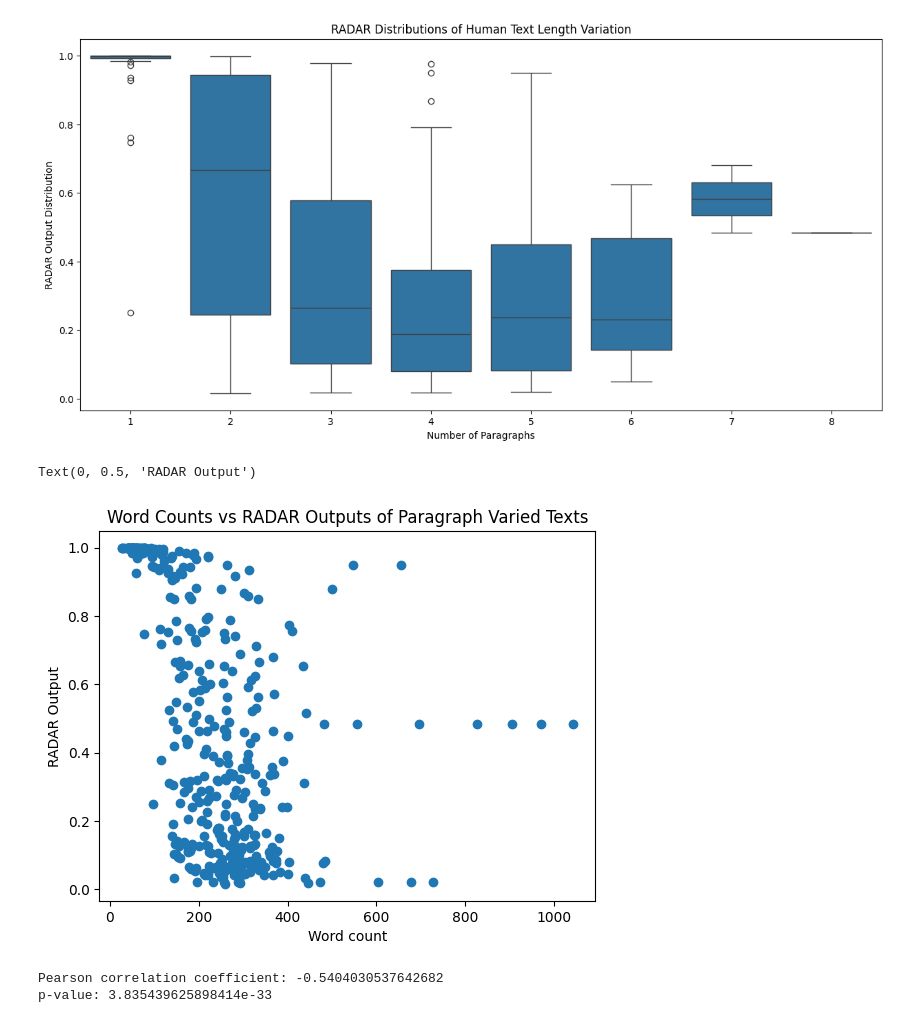
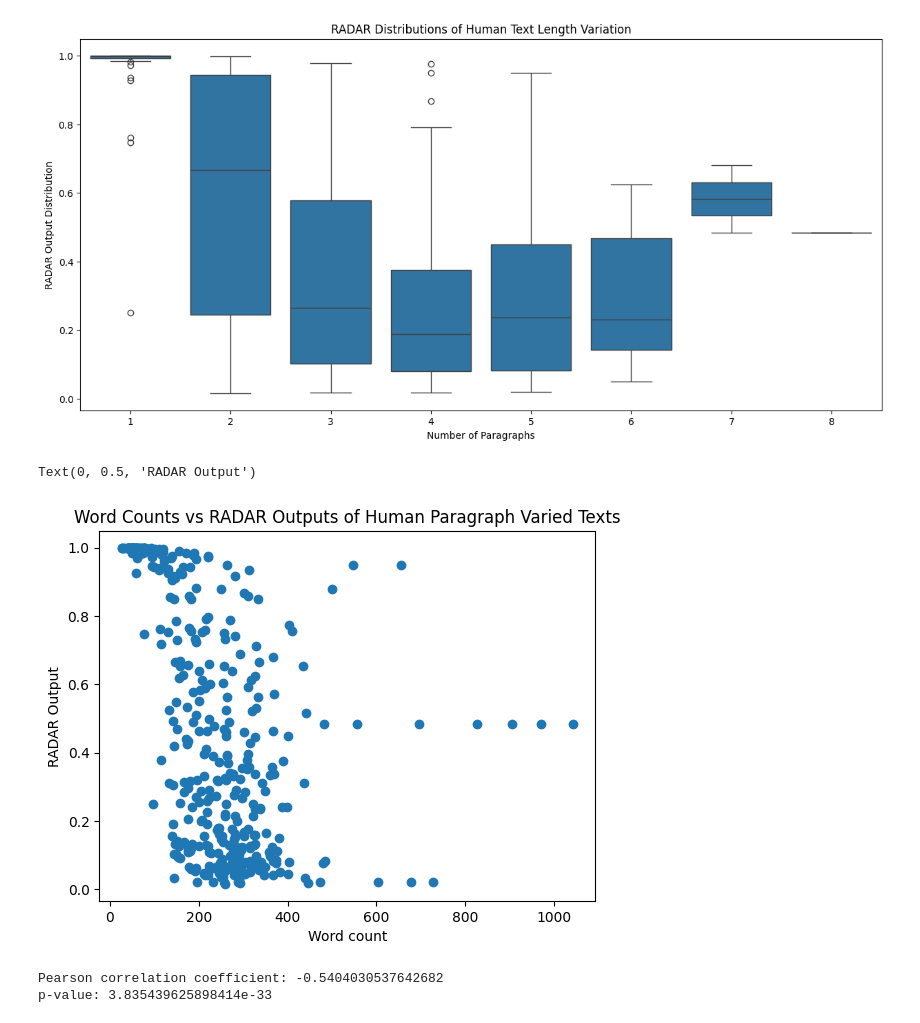
Before and after one commit to nicole-jefferies/RADAR_Eval, a Jupyter notebook: Visualisations and Stat Tests.ipynb, the cells around one changed output. Drawn from its saved outputs; the diff is of its cells as text; code cells hidden in the pictures.

```diff
--- a/Visualisations and Stat Tests.ipynb
+++ b/Visualisations and Stat Tests.ipynb
@@ -134,12 +134,12 @@ Text(0, 0.5, 'RADAR Output Distribution')
 [figure]
 # %%
 plt.scatter(x=text_length_RADAR['word_count'], y=text_length_RADAR['RADAR_outputs'])
-plt.title('Word Counts vs RADAR Outputs of Paragraph Varied Texts')
+plt.title('Word Counts vs RADAR Outputs of Human Paragraph Varied Texts')
 plt.xlabel('Word count')
 plt.ylabel('RADAR Output')
 # %% [output]
 Text(0, 0.5, 'RADAR Output')
-[figure, old version]
+[figure, new version]
 # %%
 # Perform Pearson correlation test
 corr_coeff, p_value = pearsonr(text_length_RADAR['word_count'],
```
Also changed, not shown: parts of 9 cells of this notebook, 2 other files.
